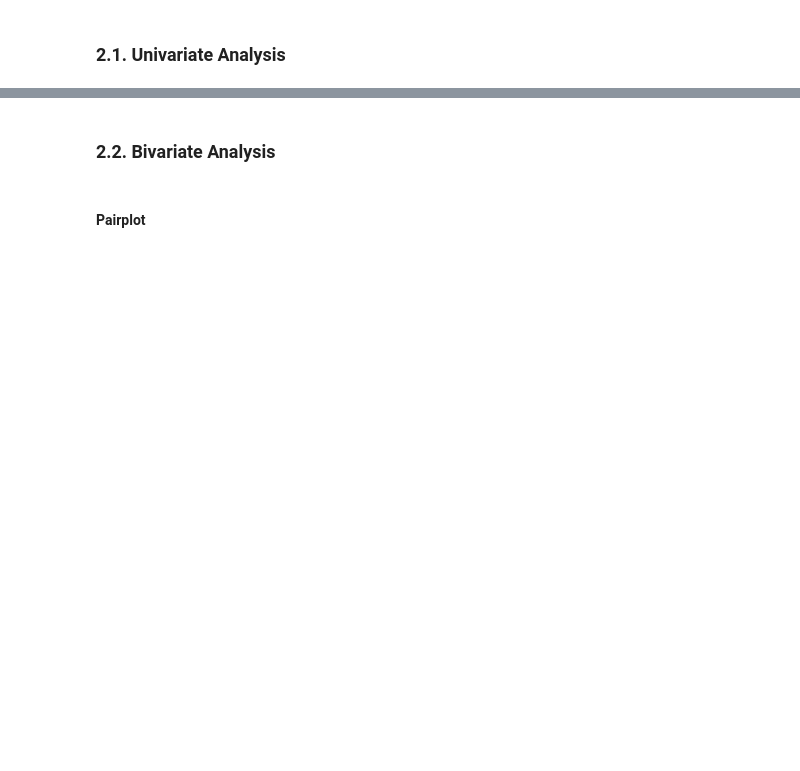
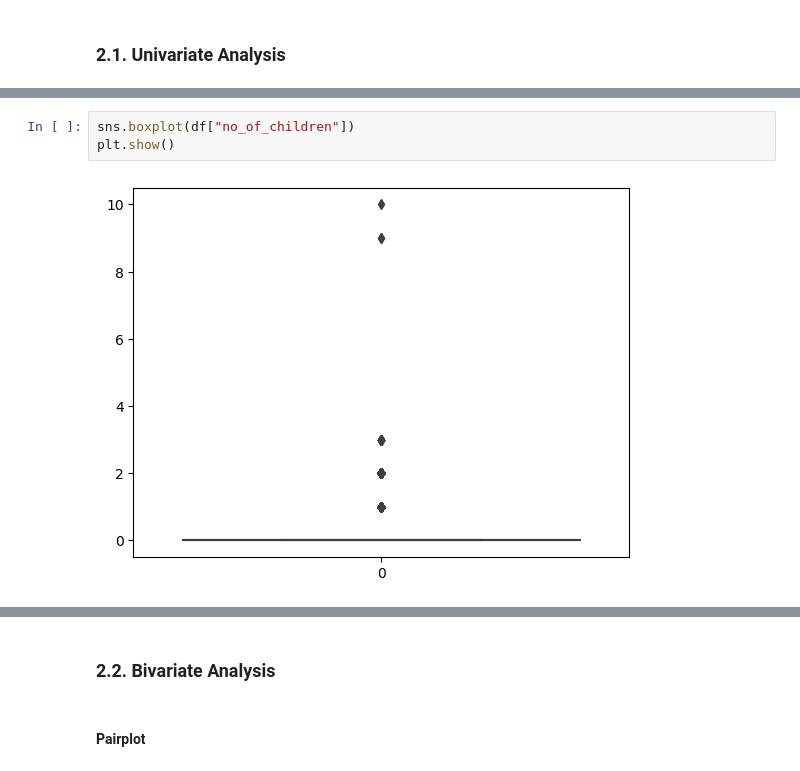
Before and after one commit to IslamelGebaly/HotelReservationDataScience, a Jupyter notebook: EDA.ipynb, the cells around one changed output, grey strips where cells are left out. Cells and saved outputs as stored; diff of their text form; blank space fills up the shorter version.

```diff
--- a/EDA.ipynb
+++ b/EDA.ipynb
@@ -235,0 +184,5 @@ sns.barplot(df[label].value_counts().reset_index(), x = "index", y = label)
+# %%
+sns.boxplot(df["no_of_children"])
+plt.show()
+# %% [output]
+[figure, added]
```
Also changed, not shown: parts of 83 cells of this notebook, 2 other files.
